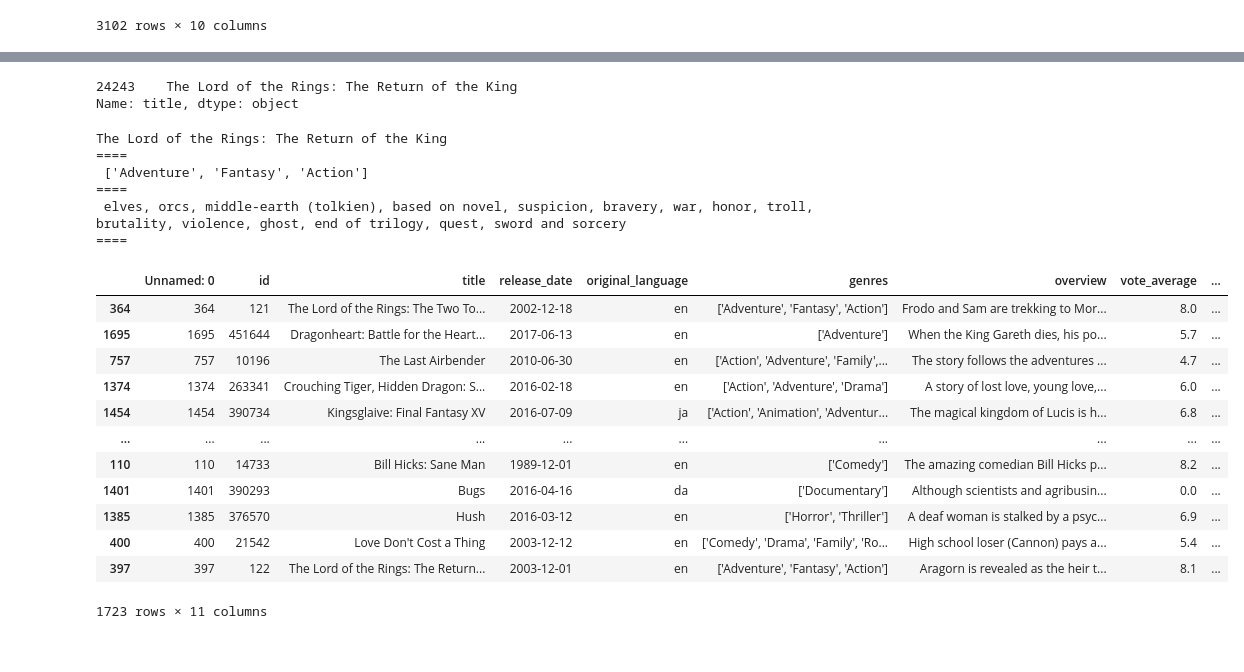
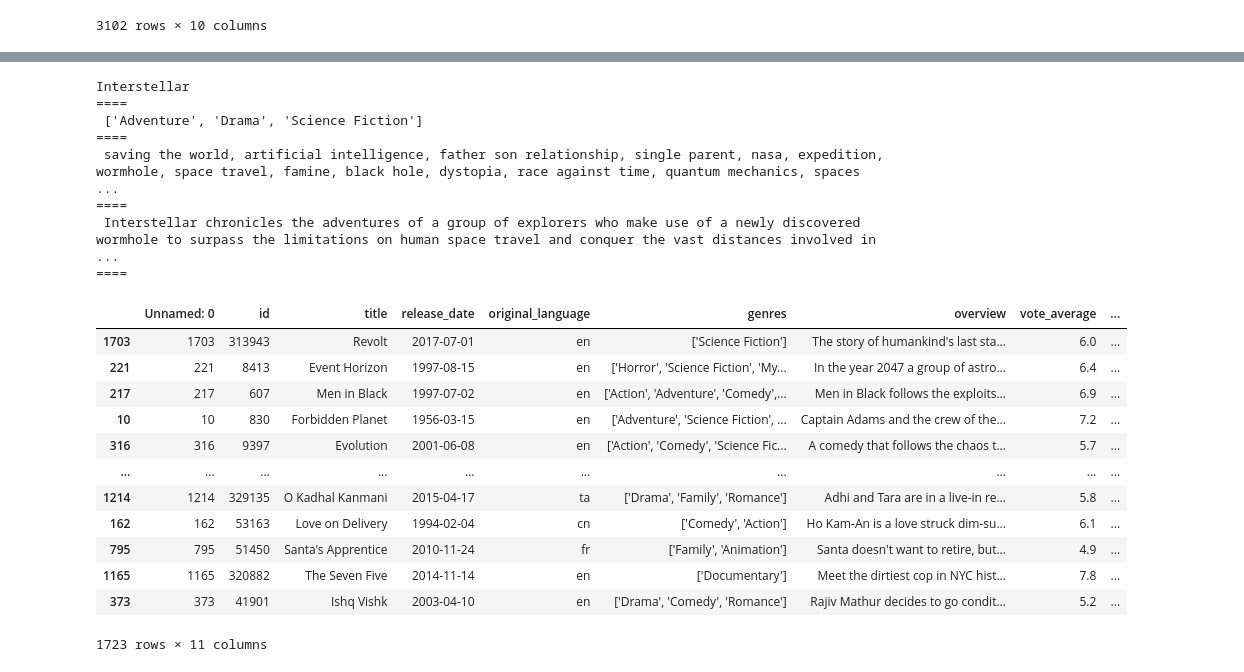
Before and after one commit to Bangar-Lovejesh/Movie-Recommender, a Jupyter notebook: notebook/movies-and-netflix-preprocessing.ipynb, the cells around one changed output, grey strips where cells are left out. Cells and saved outputs as stored; diff of their text form; code cells hidden in the pictures.

```diff
--- a/notebook/movies-and-netflix-preprocessing.ipynb
+++ b/notebook/movies-and-netflix-preprocessing.ipynb
@@ -197,19 +196,23 @@ for idx_combined, idx_df in enumerate(indices_shared):
     similarity_genre[idx_df][idx_combined] = -1
 # %%
-with open(r"./similarity_genre.npy", "wb") as f:
-    np.save(f, similarity_genre)
-# with open(r"./similarity_genre.npy", "rb") as f:
-#     similarity_genre = np.load(f)
+# with open(r"./similarity_genre.npy", "wb") as f:
+#     np.save(f, similarity_genre)
+with open(r"./similarity_genre.npy", "rb") as f:
+    similarity_genre = np.load(f)
 # %%
-with open(r"./embeddings_overview.npy", "wb") as f:
-    np.save(f, embeddings_overview)
+# with open(r"./embeddings_keywords.npy", "wb") as f:
+#     np.save(f, embeddings_keywords)
+# with open(r"./embeddings_overview.npy", "wb") as f:
+#     np.save(f, embeddings_overview)
 #
-# with open(r"./embeddings_keywords.npy", "rb") as f:
-#     embeddings_overview = np.load(f)
+with open(r"./embeddings_keywords.npy", "rb") as f:
+    embeddings_keywords = np.load(f)
+with open(r"./embeddings_overview.npy", "rb") as f:
+    embeddings_overview = np.load(f)
 # %%
-with open(r"./similarity_embedding_overview.npy", "wb") as f:
-    np.save(f, similarity_embedding_overview)
-#
-# with open(r"./similarity_embedding_overview.npy", "rb") as f:
-#     similarity_embedding_overview = np.load(f)
+# with open(r"./similarity_embedding_overview.npy", "wb") as f:
+#     np.save(f, similarity_embedding_overview)
+# #
+with open(r"./similarity_embedding_overview.npy", "rb") as f:
+    similarity_embedding_overview = np.load(f)
 # %%
@@ -226,43 +229,44 @@ df_combined.to_csv("./custom_csv/movies_combined.csv")
 df = pd.read_csv("./custom_csv/movies_cleaned.csv")
 df_combined = pd.read_csv("./custom_csv/movies_combined.csv")
 # %%
-df["title"][df.title == "The Lord of the Rings: The Return of the King"]
+df[df.title == "Interstellar"]
-# %% [output]
-24243    The Lord of the Rings: The Return of the King
-Name: title, dtype: object
 # %%
-movie_number = 24243
+movie_number = 40199
 # %%
 top_ten = reversed(similarity_embedding_overview[movie_number].argsort())
 print(
     df["title"][movie_number],
     "\n====\n",
     df["genres"][movie_number],
     "\n====\n",
     df["keywords"][movie_number],
     "\n====\n",
+    df["overview"][movie_number],
+    "\n====\n",
 )
 
 df_combined.loc[top_ten]
 # %% [output]
-The Lord of the Rings: The Return of the King
+Interstellar
 ====
- ['Adventure', 'Fantasy', 'Action']
+ ['Adventure', 'Drama', 'Science Fiction']
 ====
- elves, orcs, middle-earth (tolkien), based on novel, suspicion, bravery, war, honor, troll, brutality, violence, ghost, end of trilogy, quest, sword and sorcery
+ saving the world, artificial intelligence, father son relationship, single parent, nasa, expedition, wormhole, space travel, famine, black hole, dystopia, race against time, quantum mechanics, spaces ...
 ====
+ Interstellar chronicles the adventures of a group of explorers who make use of a newly discovered wormhole to surpass the limitations on human space travel and conquer the vast distances involved in  ...
+====
 |  | Unnamed: 0 | id | title | release_date | original_language | genres | overview | vote_average | ... |
-| 364 | 364 | 121 | The Lord of the Rings: The Two To... | 2002-12-18 | en | ['Adventure', 'Fantasy', 'Action'] | Frodo and Sam are trekking to Mor... | 8.0 | ... |
-| 1695 | 1695 | 451644 | Dragonheart: Battle for the Heart... | 2017-06-13 | en | ['Adventure'] | When the King Gareth dies, his po... | 5.7 | ... |
-| 757 | 757 | 10196 | The Last Airbender | 2010-06-30 | en | ['Action', 'Adventure', 'Family',... | The story follows the adventures ... | 4.7 | ... |
-| 1374 | 1374 | 263341 | Crouching Tiger, Hidden Dragon: S... | 2016-02-18 | en | ['Action', 'Adventure', 'Drama'] | A story of lost love, young love,... | 6.0 | ... |
-| 1454 | 1454 | 390734 | Kingsglaive: Final Fantasy XV | 2016-07-09 | ja | ['Action', 'Animation', 'Adventur... | The magical kingdom of Lucis is h... | 6.8 | ... |
+| 1703 | 1703 | 313943 | Revolt | 2017-07-01 | en | ['Science Fiction'] | The story of humankind's last sta... | 6.0 | ... |
+| 221 | 221 | 8413 | Event Horizon | 1997-08-15 | en | ['Horror', 'Science Fiction', 'My... | In the year 2047 a group of astro... | 6.4 | ... |
+| 217 | 217 | 607 | Men in Black | 1997-07-02 | en | ['Action', 'Adventure', 'Comedy',... | Men in Black follows the exploits... | 6.9 | ... |
+| 10 | 10 | 830 | Forbidden Planet | 1956-03-15 | en | ['Adventure', 'Science Fiction', ... | Captain Adams and the crew of the... | 7.2 | ... |
+| 316 | 316 | 9397 | Evolution | 2001-06-08 | en | ['Action', 'Comedy', 'Science Fic... | A comedy that follows the chaos t... | 5.7 | ... |
 | ... | ... | ... | ... | ... | ... | ... | ... | ... | ... |
-| 110 | 110 | 14733 | Bill Hicks: Sane Man | 1989-12-01 | en | ['Comedy'] | The amazing comedian Bill Hicks p... | 8.2 | ... |
-| 1401 | 1401 | 390293 | Bugs | 2016-04-16 | da | ['Documentary'] | Although scientists and agribusin... | 0.0 | ... |
-| 1385 | 1385 | 376570 | Hush | 2016-03-12 | en | ['Horror', 'Thriller'] | A deaf woman is stalked by a psyc... | 6.9 | ... |
-| 400 | 400 | 21542 | Love Don't Cost a Thing | 2003-12-12 | en | ['Comedy', 'Drama', 'Family', 'Ro... | High school loser (Cannon) pays a... | 5.4 | ... |
-| 397 | 397 | 122 | The Lord of the Rings: The Return... | 2003-12-01 | en | ['Adventure', 'Fantasy', 'Action'] | Aragorn is revealed as the heir t... | 8.1 | ... |
+| 1214 | 1214 | 329135 | O Kadhal Kanmani | 2015-04-17 | ta | ['Drama', 'Family', 'Romance'] | Adhi and Tara are in a live-in re... | 5.8 | ... |
+| 162 | 162 | 53163 | Love on Delivery | 1994-02-04 | cn | ['Comedy', 'Action'] | Ho Kam-An is a love struck dim-su... | 6.1 | ... |
+| 795 | 795 | 51450 | Santa's Apprentice | 2010-11-24 | fr | ['Family', 'Animation'] | Santa doesn't want to retire, but... | 4.9 | ... |
+| 1165 | 1165 | 320882 | The Seven Five | 2014-11-14 | en | ['Documentary'] | Meet the dirtiest cop in NYC hist... | 7.8 | ... |
+| 373 | 373 | 41901 | Ishq Vishk | 2003-04-10 | en | ['Drama', 'Comedy', 'Romance'] | Rajiv Mathur decides to go condit... | 5.2 | ... |
 1723 rows × 11 columns
 # %%
 top_ten = reversed(similarity_embedding_keywords[movie_number].argsort())
```
Also changed, not shown: parts of 11 cells of this notebook, 2 other files.
